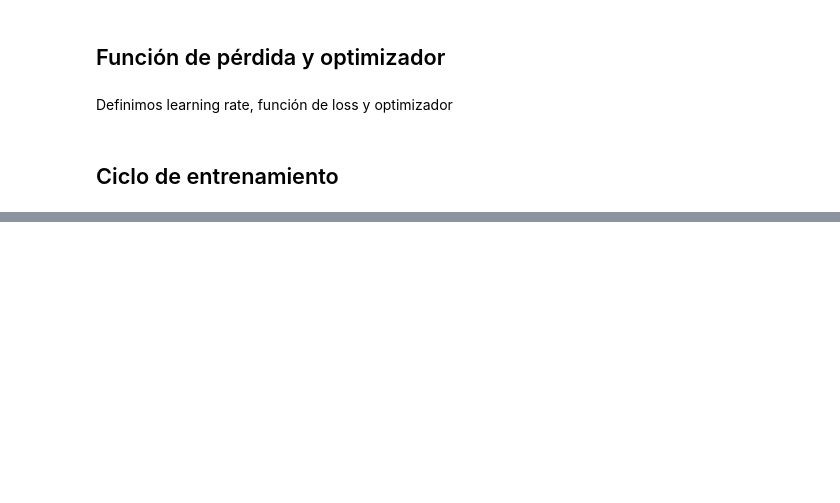
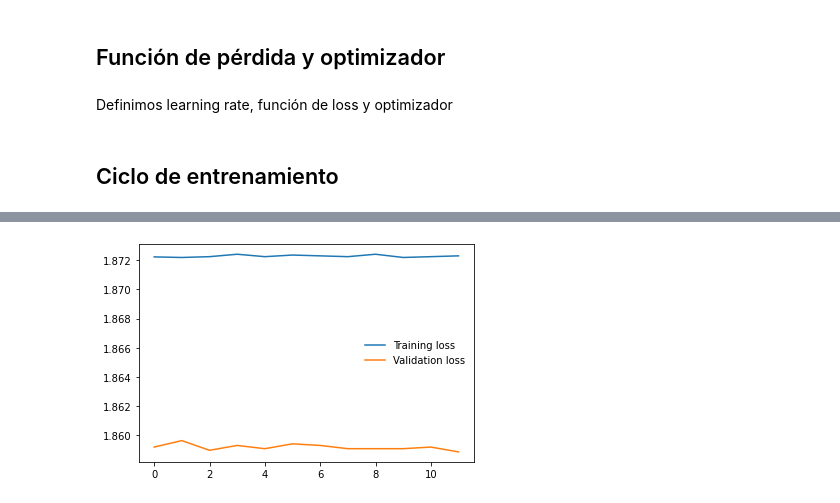
Before and after one commit to maximofn/Curso_Pytorch, a Jupyter notebook: 04 Redes convolucionales/11 Arquitectura de red convolucional.ipynb, the cells around one changed output, grey strips where cells are left out. Saved outputs shown, nothing was run; the diff lists cells and outputs as text; code cells hidden in the pictures; blank space fills up the shorter version.

```diff
--- a/04 Redes convolucionales/11 Arquitectura de red convolucional.ipynb
+++ b/04 Redes convolucionales/11 Arquitectura de red convolucional.ipynb
@@ -229,7 +232,7 @@ BS_train = 32
 BS_test = 32
 
 dl_train = torch.utils.data.DataLoader(ds_train, batch_size=BS_train, shuffle=True)
-dl_test = torch.utils.data.DataLoader(ds_test, batch_size=BS_test, shuffle=False)
+dl_test = torch.utils.data.DataLoader(ds_test, batch_size=BS_test, shuffle=True)
 # %%
 batch_img, batch_label = next(iter(dl_train))
 print(batch_img.shape)
@@ -259,6 +262,7 @@ class ConvolutionalNet(nn.Module):
         self.fc1 = nn.Linear(16 * 34 * 34, 120)     # 18496 input neurons, 120 output neurons
         self.fc2 = nn.Linear(120, 84)               # 120 input neurons, 84 output neurons
         self.fc3 = nn.Linear(84, num_classes)       # 84 input neurons, 6 output neurons
+        self.softmax = nn.Softmax(dim=1)
 
     def forward(self, x):
         x = F.relu(self.conv1(x))   # Convolutional layer 1 --> 6x146x146
@@ -269,6 +273,7 @@ class ConvolutionalNet(nn.Module):
         x = F.relu(self.fc1(x))     # Fully connected layer 1
         x = F.relu(self.fc2(x))     # Fully connected layer 2
         x = self.fc3(x)             # Fully connected layer 3
+        x = self.softmax(x)         # Softmax activation
         return x
 
 
@@ -324,28 +335,35 @@ optimizer = torch.optim.Adam(model.parameters(), lr=LR, weight_decay=1e-5)
 # %% [markdown]
 ## Ciclo de entrenamiento
 # %%
-num_prints = 4
+num_prints = 2
 
 def train_loop(dataloader, model, loss_fn, optimizer, device):
     size = len(dataloader.dataset)
+    mul = 1
     model.train()
+    mean_loss = 0
+    num_batches = len(dataloader)
 
     for batch, (X, y) in enumerate(dataloader):
         # X and y to device
         X, y = X.to(device), y.to(device)
 
         # Compute prediction and loss
-        logits = model(X)
-        loss = loss_fn(logits, y)
+        preds = model(X)
+        loss = loss_fn(preds, y)
+        mean_loss += loss.item()
 
         # Backpropagation
         optimizer.zero_grad()
         loss.backward()
         optimizer.step()
 
-        if batch % int(len(dataloader)/num_prints) == 0:
+        if (batch+1) % int(len(dataloader)/num_prints) == 0:
             loss, current = loss.item(), batch * len(X)
             print(f"loss: {loss:>7f}  [{current:>5d}/{size:>5d}]")
+            mul += 1
+
+    return mean_loss/num_batches
 
 
 def val_loop(dataloader, model, loss_fn, device):
@@ -359,19 +377,26 @@ def val_loop(dataloader, model, loss_fn, device):
             # X and y to device
             X, y = X.to(device), y.to(device)
 
-            logits = model(X)
-            val_loss += loss_fn(logits, y).item()
-            correct += 0#(torch.softmax(result, dim=1).argmax(1) == y.argmax(1)).type(torch.float).sum().item()
+            preds = model(X)
+            val_loss += loss_fn(preds, y).item()
+            # print(X.shape, preds.shape, preds.argmax(1), y)
+            correct += (preds.argmax(1) == y).type(torch.float).sum().item()
 
     val_loss /= num_batches
     correct /= size
     print(f"Test Error: \n Accuracy: {(100*correct):>0.1f}%, Avg loss: {val_loss:>8f} \n")
+
+    return val_loss, correct
 # %%
-epochs = 14
+epochs = 12
+losses_train = []
+losses_val = []
 for t in range(epochs):
     print(f"Epoch {t+1}\n-------------------------------")
-    train_loop(dl_train, model, loss_fn, optimizer, device)
-    val_loop(dl_test, model, loss_fn, device)
+    mean_loss =  train_loop(dl_train, model, loss_fn, optimizer, device)
+    losses_train.append(mean_loss)
+    mean_loss, _ = val_loop(dl_test, model, loss_fn, device)
+    losses_val.append(mean_loss)
 print("Done!")
 # %% [output]
 Epoch 1
@@ -394,0 +419,8 @@ KeyboardInterrupt:
+# %%
+# plot the training and validation loss
+plt.plot(losses_train, label='Training loss')
+plt.plot(losses_val, label='Validation loss')
+plt.legend(frameon=False)
+plt.show()
+# %% [output]
+[figure, added]
```
Also changed, not shown: parts of 10 cells of this notebook.
